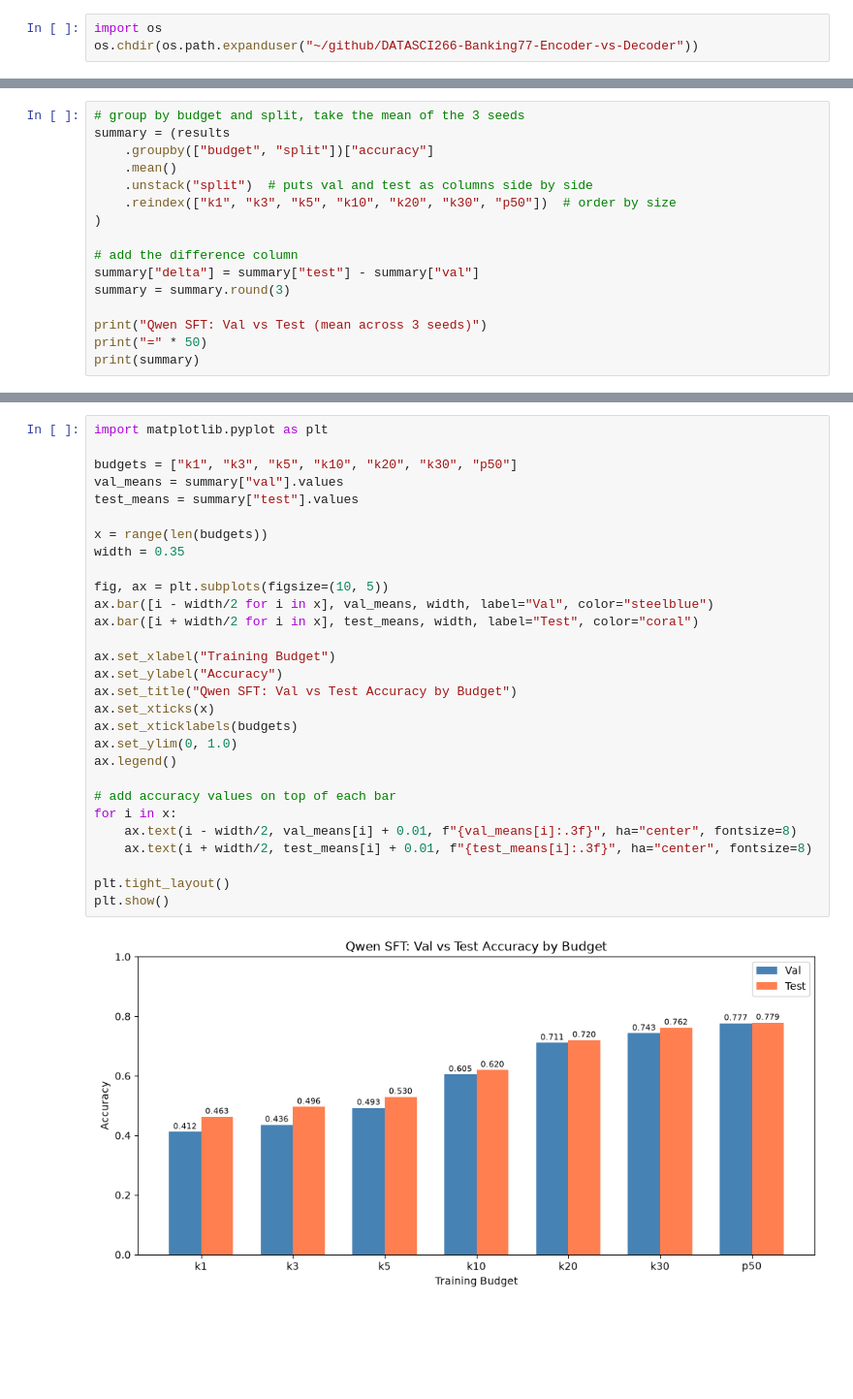
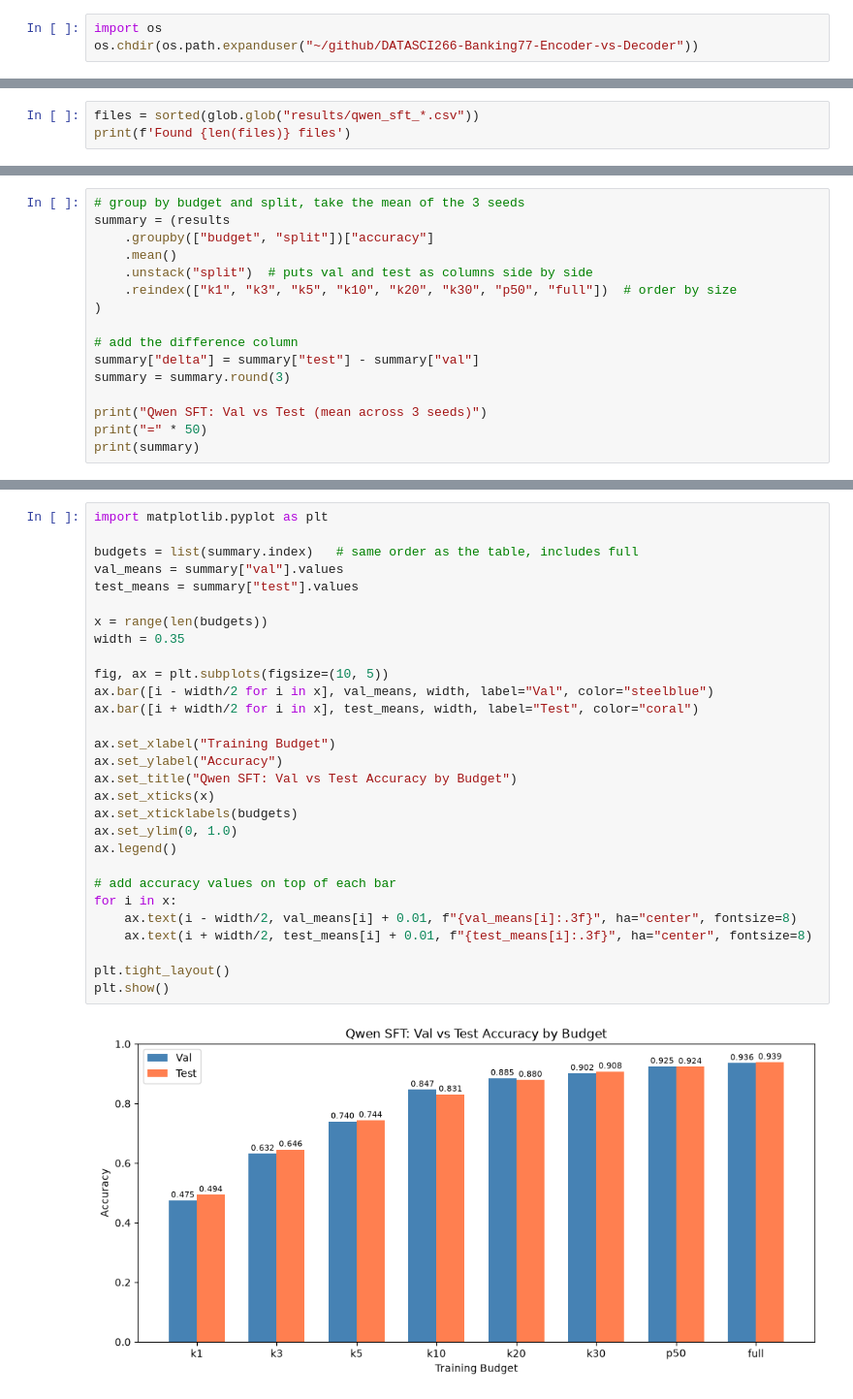
Before and after one commit to csugasi/DATASCI266-Banking77-Encoder-vs-Decoder, a Jupyter notebook: notebooks/qwen_analysis.ipynb, the cells around one changed output, grey strips where cells are left out. Shown at 97% size. Saved outputs shown, nothing was run; the diff lists cells and outputs as text; blank space fills up the shorter version.

Commit message:
Point qwen_analysis at qwen_sft results, include full budget

```diff
--- a/notebooks/qwen_analysis.ipynb
+++ b/notebooks/qwen_analysis.ipynb
@@ -15,0 +26,3 @@ Found 42 files
+# %%
+files = sorted(glob.glob("results/qwen_sft_*.csv"))
+print(f'Found {len(files)} files')
@@ -107,7 +122,7 @@ summary = (results
     .groupby(["budget", "split"])["accuracy"]
     .mean()
     .unstack("split")  # puts val and test as columns side by side
-    .reindex(["k1", "k3", "k5", "k10", "k20", "k30", "p50"])  # order by size
+    .reindex(["k1", "k3", "k5", "k10", "k20", "k30", "p50", "full"])  # order by size
 )
 
 # add the difference column
@@ -132,31 +148,31 @@ p50     0.779  0.777  0.002
 # %%
 import matplotlib.pyplot as plt
 
-budgets = ["k1", "k3", "k5", "k10", "k20", "k30", "p50"]
+budgets = list(summary.index)   # same order as the table, includes full
 val_means = summary["val"].values
 test_means = summary["test"].values
 
 x = range(len(budgets))
 width = 0.35
 
 fig, ax = plt.subplots(figsize=(10, 5))
 ax.bar([i - width/2 for i in x], val_means, width, label="Val", color="steelblue")
 ax.bar([i + width/2 for i in x], test_means, width, label="Test", color="coral")
 
 ax.set_xlabel("Training Budget")
 ax.set_ylabel("Accuracy")
 ax.set_title("Qwen SFT: Val vs Test Accuracy by Budget")
 ax.set_xticks(x)
 ax.set_xticklabels(budgets)
 ax.set_ylim(0, 1.0)
 ax.legend()
 
 # add accuracy values on top of each bar
 for i in x:
     ax.text(i - width/2, val_means[i] + 0.01, f"{val_means[i]:.3f}", ha="center", fontsize=8)
     ax.text(i + width/2, test_means[i] + 0.01, f"{test_means[i]:.3f}", ha="center", fontsize=8)
 
 plt.tight_layout()
 plt.show()
 # %% [output]
-[figure, old version]
+[figure, new version]
```
Also changed, not shown: parts of 10 cells of this notebook.
